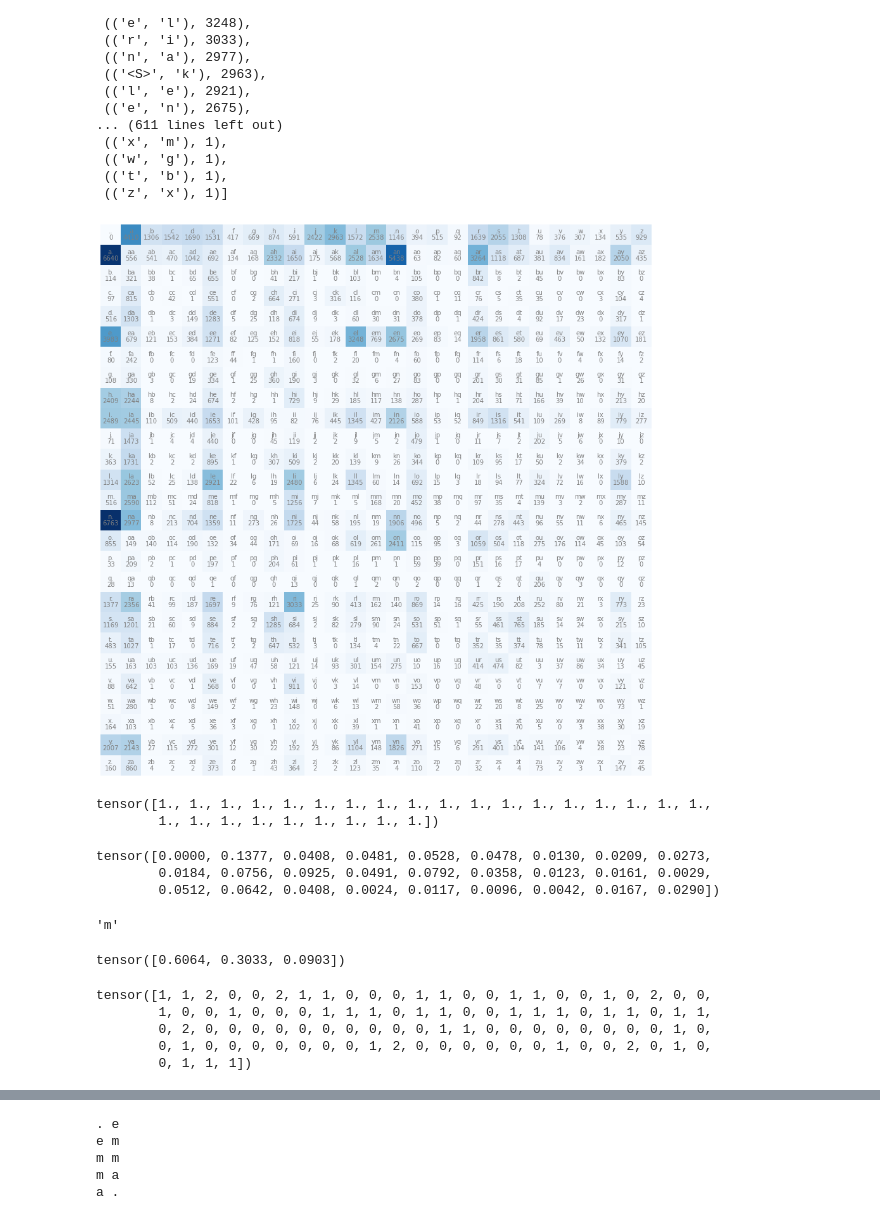
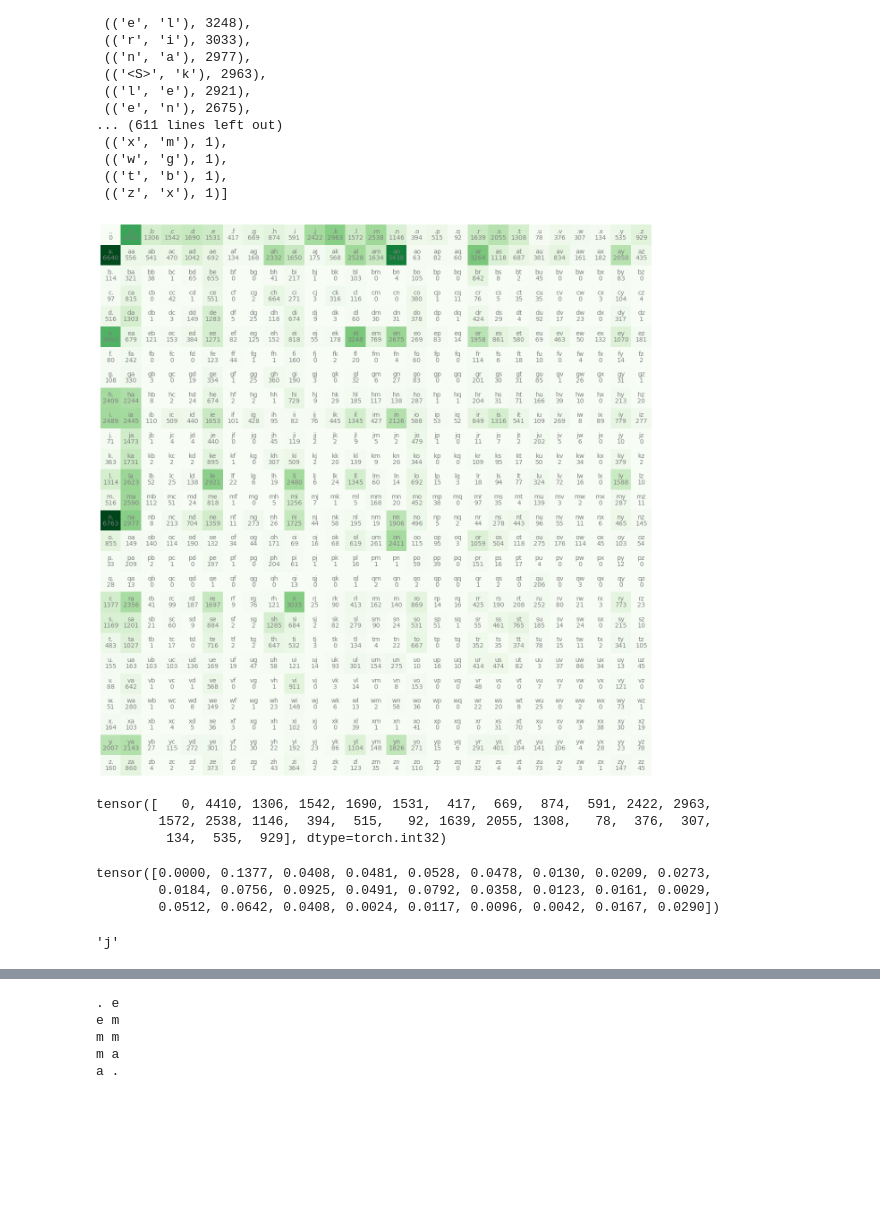
Before and after one commit to alako/makemore, a Jupyter notebook: makemore_part1_bigrams.ipynb, the cells around one changed output, grey strips where cells are left out. Drawn from its saved outputs; the diff is of its cells as text; code cells hidden in the pictures; blank space fills up the shorter version.

```diff
--- a/makemore_part1_bigrams.ipynb
+++ b/makemore_part1_bigrams.ipynb
@@ -27,3 +29,8 @@ min(len(w) for w in words)
 max(len(w) for w in words)
 # %% [output]
 15
+# %%
+for w in words[:3]:
+  for ch1, ch2 in zip(w, w[1:]):
+      bigram = (ch1, ch2)
+      print(bigram)
@@ -74,22 +92,23 @@ for w in words:
 # %%
 import matplotlib.pyplot as plt
 %matplotlib inline
 
 plt.figure(figsize=(16,16))
-plt.imshow(N, cmap='Blues')
+plt.imshow(N, cmap='Greens')
 for i in range(27):
     for j in range(27):
         chstr = itos[i] + itos[j]
-        plt.text(j, i, chstr, ha="center", va="bottom", color='gray')
-        plt.text(j, i, N[i, j].item(), ha="center", va="top", color='gray')
+        plt.text(j, i, chstr, ha="center", va="bottom", color='grey')
+        plt.text(j, i, N[i, j].item(), ha="center", va="top", color='grey')
 plt.axis('off');
 # %% [output]
-[figure, old version]
+[figure, new version]
 # %%
-N[0]
+N[0, :]
 # %% [output]
-tensor([1., 1., 1., 1., 1., 1., 1., 1., 1., 1., 1., 1., 1., 1., 1., 1., 1., 1.,
-        1., 1., 1., 1., 1., 1., 1., 1., 1.])
+tensor([   0, 4410, 1306, 1542, 1690, 1531,  417,  669,  874,  591, 2422, 2963,
+        1572, 2538, 1146,  394,  515,   92, 1639, 2055, 1308,   78,  376,  307,
+         134,  535,  929], dtype=torch.int32)
 # %%
 p = N[0].float()
 p = p / p.sum()
@@ -103,19 +122,4 @@ g = torch.Generator().manual_seed(2147483647)
 ix = torch.multinomial(p, num_samples=1, replacement=True, generator=g).item()
 itos[ix]
 # %% [output]
-'m'
+'j'
-# %%
-g = torch.Generator().manual_seed(2147483647)
-p = torch.rand(3, generator=g)
-p = p / p.sum()
-p
-# %% [output]
-tensor([0.6064, 0.3033, 0.0903])
-# %%
-torch.multinomial(p, num_samples=100, replacement=True, generator=g)
-# %% [output]
-tensor([1, 1, 2, 0, 0, 2, 1, 1, 0, 0, 0, 1, 1, 0, 0, 1, 1, 0, 0, 1, 0, 2, 0, 0,
-        1, 0, 0, 1, 0, 0, 0, 1, 1, 1, 0, 1, 1, 0, 0, 1, 1, 1, 0, 1, 1, 0, 1, 1,
-        0, 2, 0, 0, 0, 0, 0, 0, 0, 0, 0, 0, 1, 1, 0, 0, 0, 0, 0, 0, 0, 0, 1, 0,
-        0, 1, 0, 0, 0, 0, 0, 0, 0, 1, 2, 0, 0, 0, 0, 0, 0, 1, 0, 0, 2, 0, 1, 0,
-        0, 1, 1, 1])
```
Also changed, not shown: parts of 28 cells of this notebook.
